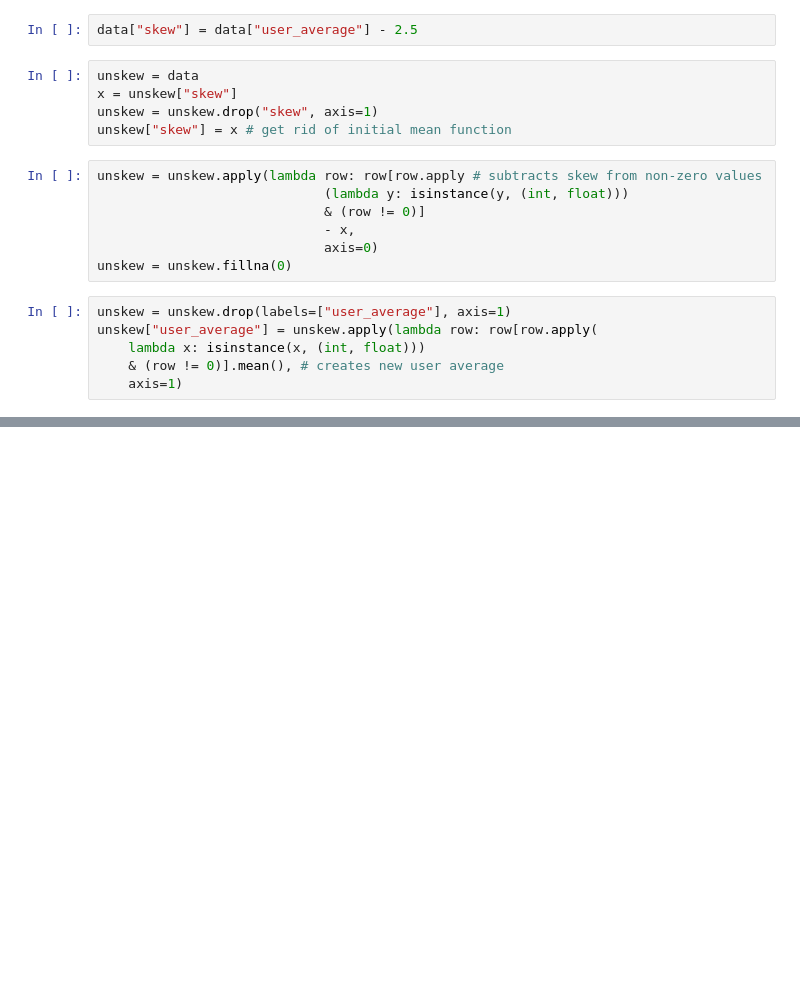
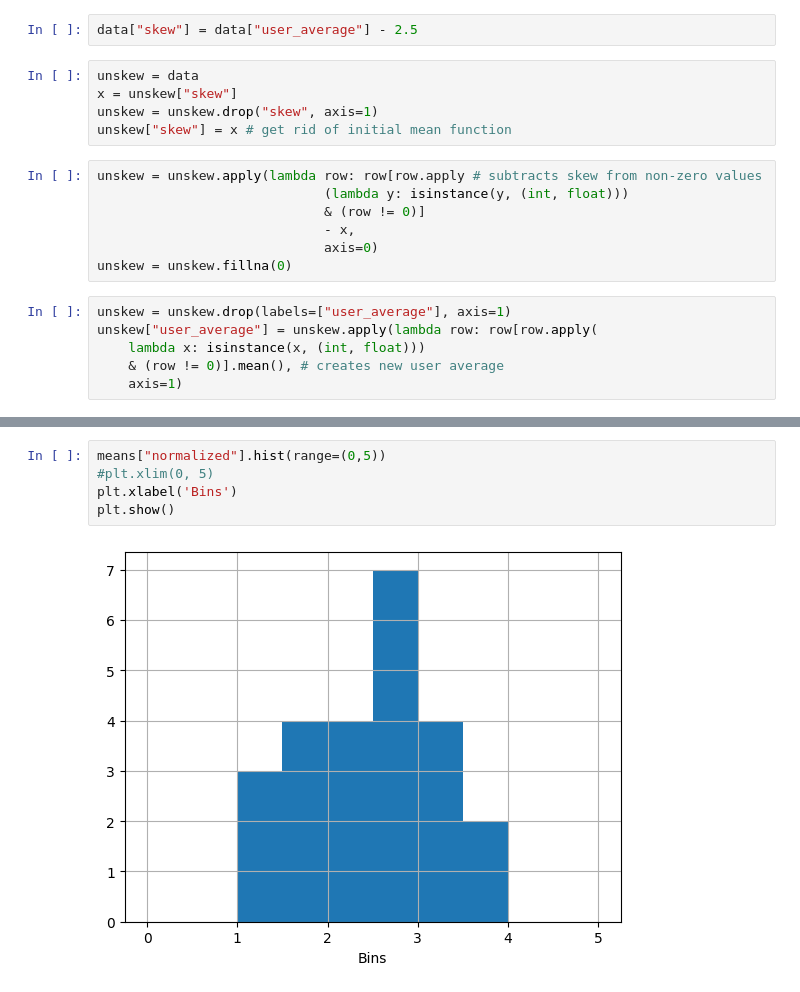
Before and after one commit to eflynn4/apexivyhackathoncrazy, a Jupyter notebook: data/data.ipynb, the cells around one changed output, grey strips where cells are left out. Drawn from its saved outputs; the diff is of its cells as text; blank space fills up the shorter version.

```diff
--- a/data/data.ipynb
+++ b/data/data.ipynb
@@ -90,0 +98,7 @@ print(y)
+# %%
+means["normalized"].hist(range=(0,5))
+#plt.xlim(0, 5)
+plt.xlabel('Bins')
+plt.show()
+# %% [output]
+[figure, added]
```
Also changed, not shown: parts of 9 cells of this notebook.
